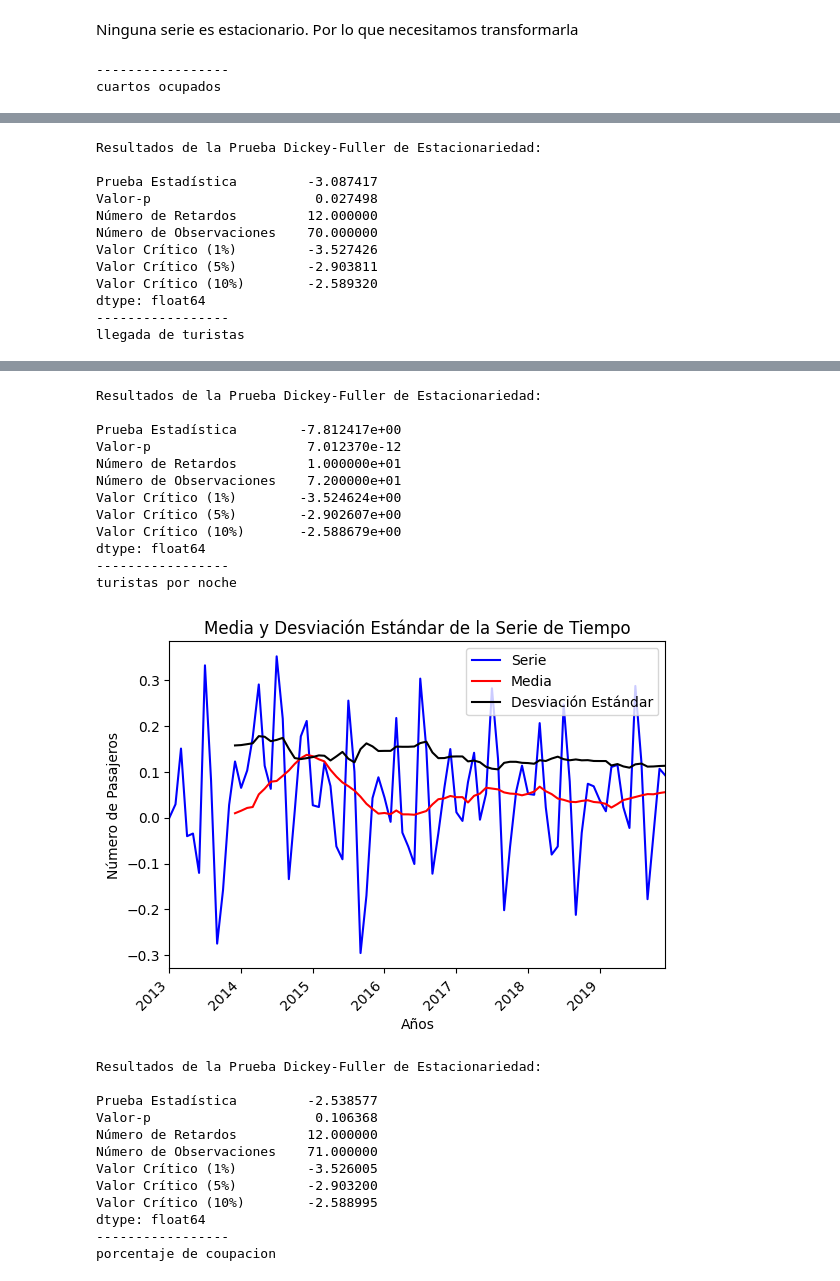
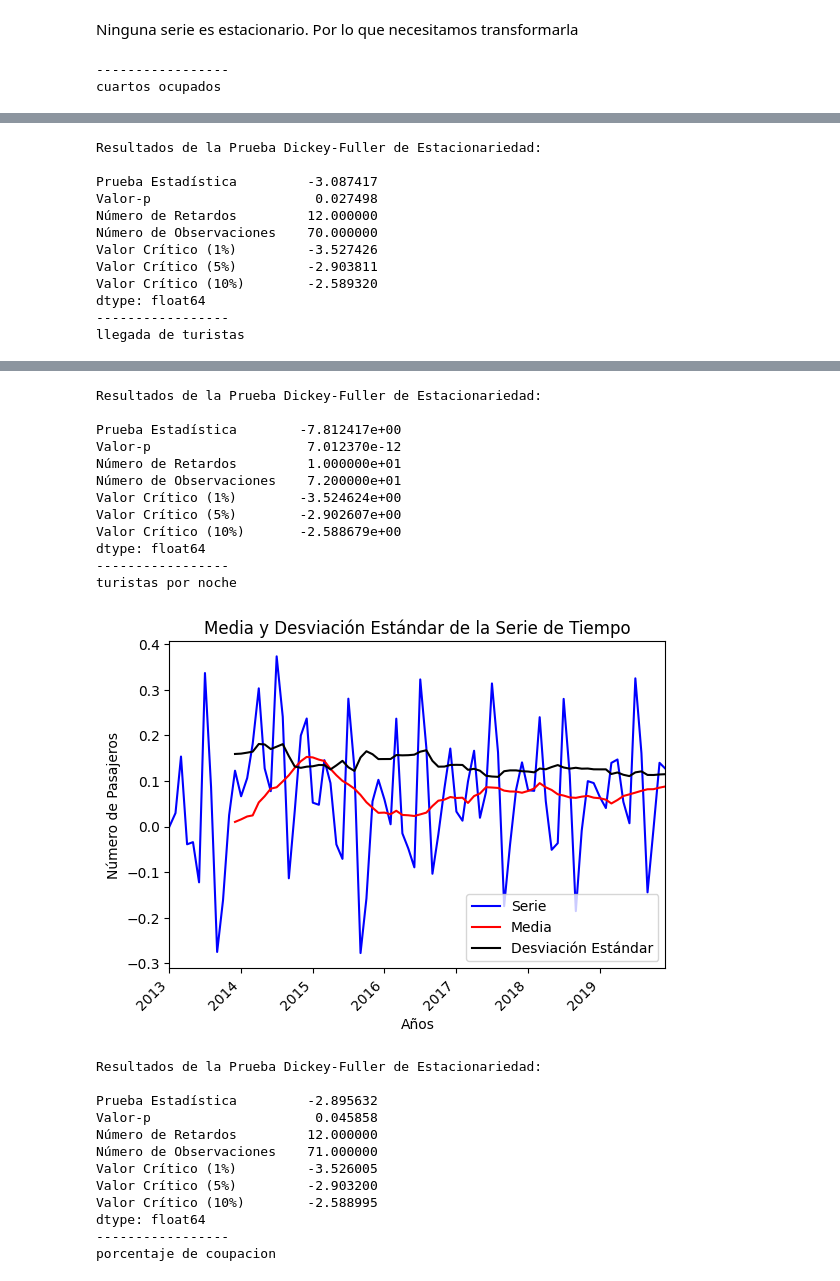
Before and after one commit to matutedevelop/Proyecto_prog_analisis, a Jupyter notebook: Cleaning_edu/data_edu6_2.ipynb, the cells around one changed output, grey strips where cells are left out. Saved outputs shown, nothing was run; the diff lists cells and outputs as text; code cells hidden in the pictures.

```diff
--- a/Cleaning_edu/data_edu6_2.ipynb
+++ b/Cleaning_edu/data_edu6_2.ipynb
@@ -298,6 +298,9 @@ def prueba_estacionariedad(serie_tiempo):
 
     #Gráfica de los Estadísticos
     fig, ax = plt.subplots()
+    orig = ax.plot(serie_tiempo, color='blue',label='Serie')
+    mean = ax.plot(rolmean, color='red', label='Media')
+    std = ax.plot(rolstd, color='black', label = 'Desviación Estándar')
     plt.legend(loc='best')
     plt.title('Media y Desviación Estándar de la Serie de Tiempo')
     plt.xlabel('Años')
@@ -440,7 +443,7 @@ def transform_ts_diff(ts, ma):
 
     new_ts = np.log(ts + .001)  # Clip to avoid log(0)
 
-    new_ts = new_ts.diff()
+    new_ts = new_ts.diff(ma)
 
     new_ts = new_ts.dropna()
 
@@ -448,19 +451,19 @@ def transform_ts_diff(ts, ma):
 # %%
 print('-----------------')
 print('cuartos ocupados')
-prueba_estacionariedad(transform_ts_diff(ts_cuart_oc,15))
+prueba_estacionariedad(transform_ts_diff(ts_cuart_oc,5))
 print('-----------------')
 print('cuartos disponibles')
-prueba_estacionariedad(transform_ts_diff(ts_cuart_di,15))
+prueba_estacionariedad(transform_ts_diff(ts_cuart_di,1))
 print('-----------------')
 print('llegada de turistas')
-prueba_estacionariedad(transform_ts_diff(ts_lleg_tu,15))
+prueba_estacionariedad(transform_ts_diff(ts_lleg_tu,5))
 print('-----------------')
 print('turistas por noche')
-prueba_estacionariedad(transform_ts_ewa(ts_tur_noc,10))
+prueba_estacionariedad(transform_ts_ewa(ts_tur_noc,20))
 print('-----------------')
 print('porcentaje de coupacion')
-prueba_estacionariedad(transform_ts_diff(ts_porce,20))
+prueba_estacionariedad(transform_ts_diff(ts_porce,5))
 # %% [output]
 -----------------
 cuartos ocupados
@@ -476,38 +479,38 @@ Valor Crítico (5%)         -2.902031
 Valor Crítico (10%)        -2.588371
 dtype: float64
 -----------------
 cuartos disponibles
 [figure]
 Resultados de la Prueba Dickey-Fuller de Estacionariedad:
 
 Prueba Estadística         -3.087417
 Valor-p                     0.027498
 Número de Retardos         12.000000
 Número de Observaciones    70.000000
 Valor Crítico (1%)         -3.527426
 Valor Crítico (5%)         -2.903811
 Valor Crítico (10%)        -2.589320
 dtype: float64
 -----------------
 llegada de turistas
 [figure]
 Resultados de la Prueba Dickey-Fuller de Estacionariedad:
 
 Prueba Estadística        -7.812417e+00
 Valor-p                    7.012370e-12
 Número de Retardos         1.000000e+01
 Número de Observaciones    7.200000e+01
 Valor Crítico (1%)        -3.524624e+00
 Valor Crítico (5%)        -2.902607e+00
 Valor Crítico (10%)       -2.588679e+00
 dtype: float64
 -----------------
 turistas por noche
-[figure, old version]
+[figure, new version]
 Resultados de la Prueba Dickey-Fuller de Estacionariedad:
 
-Prueba Estadística         -2.538577
-Valor-p                     0.106368
+Prueba Estadística         -2.895632
+Valor-p                     0.045858
 Número de Retardos         12.000000
 Número de Observaciones    71.000000
 Valor Crítico (1%)         -3.526005
```
Also changed, not shown: parts of 5 cells of this notebook.
